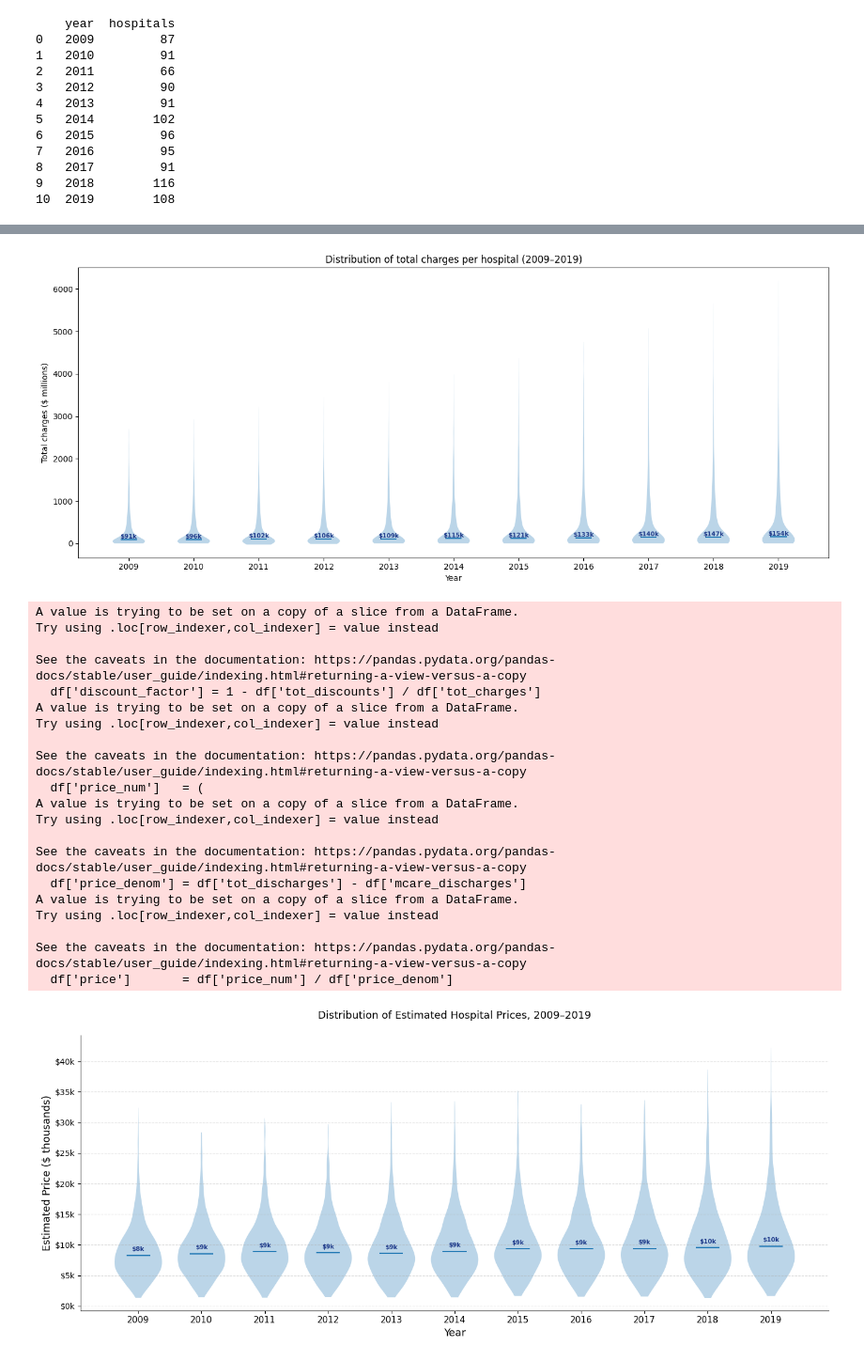
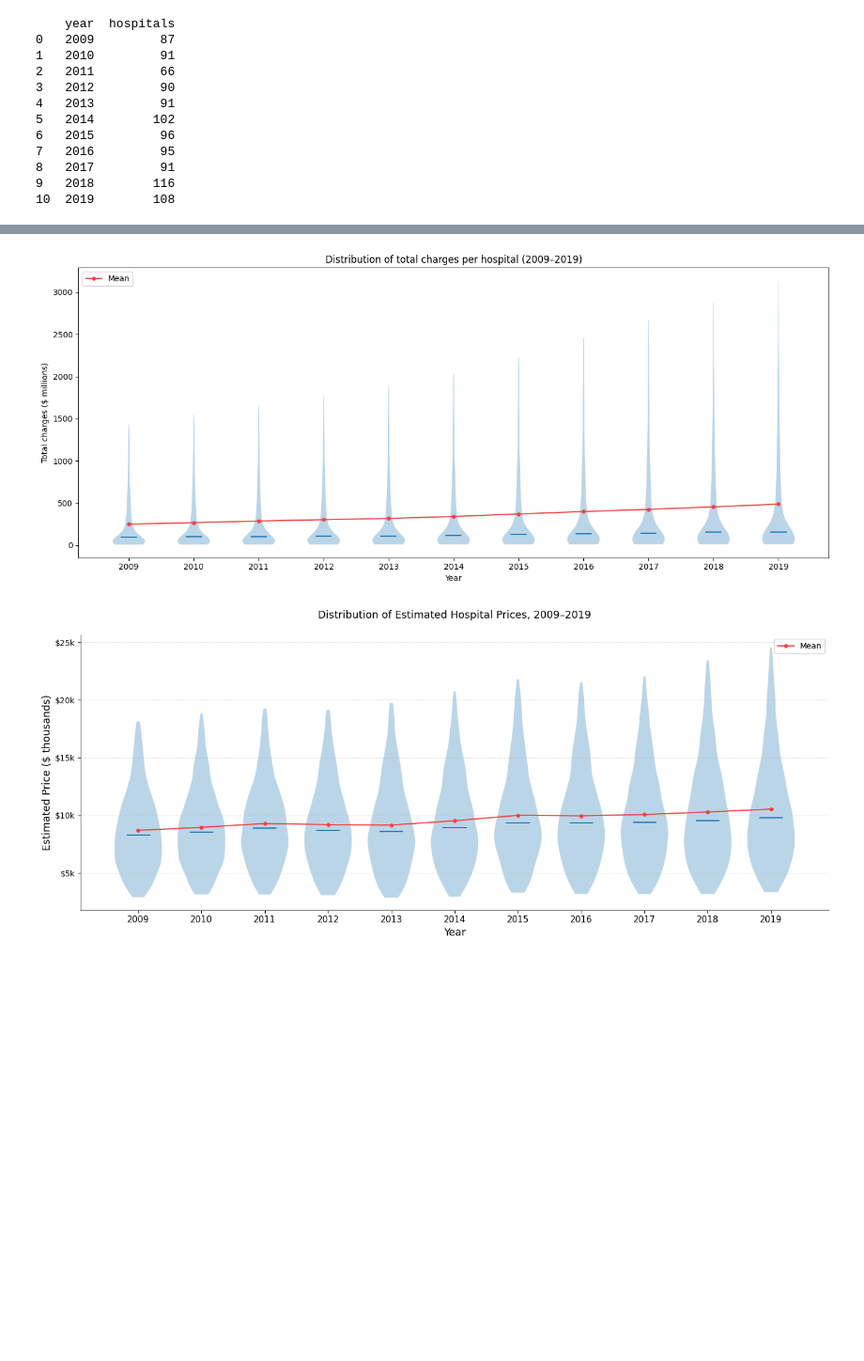
Before and after one commit to SebastianKou/HW4, a Jupyter notebook: HW4-answers.ipynb, the cells around one changed output, grey strips where cells are left out. Shown at 94% size. Cells and saved outputs as stored; diff of their text form; code cells hidden in the pictures; blank space fills up the shorter version.

```diff
--- a/HW4-answers.ipynb
+++ b/HW4-answers.ipynb
@@ -63,8 +77,9 @@ years = sorted(df['year'].unique())
 charges_data = []
 for yr in years:
     d = df[df['year']==yr]['tot_charges'].dropna()
-    cap = d.quantile(0.99)          # remove top 1% outliers each year
-    charges_data.append(d[d <= cap].values / 1e6)
+    lo  = d.quantile(0.05)          # remove bottom 5%
+    cap = d.quantile(0.95)          # remove top 5%
+    charges_data.append(d[(d >= lo) & (d <= cap)].values / 1e6)
 
 fig, ax = plt.subplots(figsize=(14, 6))
 parts = ax.violinplot(charges_data, positions=list(range(len(years))),
@@ -72,10 +87,13 @@ parts = ax.violinplot(charges_data, positions=list(range(len(years))),
 
 for i, arr in enumerate(charges_data):
     med = np.median(arr)
-    ax.text(i, med + 0.5, f'${med:,.0f}k', ha='center', va='bottom',
-            fontsize=7.5, color='#1e3a8a', fontweight='bold')
 
 
+means = [np.mean(arr) for arr in charges_data]
+ax.plot(range(len(years)), means, color='#ef4444', linewidth=1.5,
+        marker='o', markersize=4, label='Mean')
+
+ax.legend(fontsize=10)
 ax.set_xticks(range(len(years))); ax.set_xticklabels(years)
 ax.set_xlabel('Year')
 ax.set_ylabel('Total charges ($ millions)')
@@ -84,87 +102,72 @@ plt.tight_layout()
 plt.savefig('q1_charges_violin.png', dpi=150)
 plt.show()
 # %% [output]
-[figure, old version]
+[figure, new version]
 # %%
 #Question 4
 
 # Caculuate price
-df['discount_factor'] = 1 - df['tot_discounts'] / df['tot_charges']
+df4 = data[data['year'].between(2009, 2019)].copy()
 
-df['price_num']   = (
-    (df['ip_charges'] + df['icu_charges'] + df['ancillary_charges'])
-    * df['discount_factor']
-    - df['tot_mcare_payment']
+df4['discount_factor'] = 1 - df4['tot_discounts'] / df4['tot_charges']
+
+df4['price_num']   = (
+    (df4['ip_charges'] + df4['icu_charges'] + df4['ancillary_charges'])
+    * df4['discount_factor']
+    - df4['tot_mcare_payment']
 )
-df['price_denom'] = df['tot_discharges'] - df['mcare_discharges']
-df['price']       = df['price_num'] / df['price_denom']
+df4['price_denom'] = df4['tot_discharges'] - df4['mcare_discharges']
+df4['price']       = df4['price_num'] / df4['price_denom']
 
 
 # remove zero / negative prices
-df = df.dropna(subset=['price'])
-df = df[df['price'] > 0]
+df4 = df4.dropna(subset=['price'])
+df4 = df4[df4['price'] > 0]
 
 def remove_outliers(g):
-    lo, hi = g['price'].quantile([0.01, 0.99])
+    lo, hi = g['price'].quantile([0.05, 0.95])
     return g[(g['price'] >= lo) & (g['price'] <= hi)]
 
-df = df.groupby('year', group_keys=False).apply(remove_outliers)
+df4 = df4.groupby('year', group_keys=False).apply(remove_outliers)
 
-years       = sorted(df['year'].unique())
-price_data  = [df.loc[df['year'] == yr, 'price'].values / 1_000
+years       = sorted(df4['year'].unique())
+price_data  = [df4.loc[df4['year'] == yr, 'price'].values / 1_000
                for yr in years]
 
 fig, ax = plt.subplots(figsize=(14, 6))
 
 parts = ax.violinplot(
     price_data,
     positions=list(range(len(years))),
     showmedians=True,
     showextrema=False,
     widths=0.75,
 )
 # Overlay the median value as text
 for i, arr in enumerate(price_data):
     med = np.median(arr)
-    ax.text(i, med + 0.5, f'${med:,.0f}k', ha='center', va='bottom',
-            fontsize=7.5, color='#1e3a8a', fontweight='bold')
+
+    means = [np.mean(arr) for arr in price_data]
+ax.plot(range(len(years)), means, color='#ef4444', linewidth=1.5,
+        marker='o', markersize=4, label='Mean')
+ax.legend(fontsize=10)
 
 ax.set_xticks(range(len(years)))
 ax.set_xticklabels(years, fontsize=11)
 ax.set_xlabel('Year', fontsize=13)
 ax.set_ylabel('Estimated Price ($ thousands)', fontsize=13)
 ax.set_title('Distribution of Estimated Hospital Prices, 2009–2019\n',
              fontsize=13)
 
 ax.yaxis.set_major_formatter(mticker.FuncFormatter(lambda x, _: f'${x:,.0f}k'))
 ax.grid(axis='y', linestyle='--', alpha=0.4)
 sns_style = dict(top=False, right=False)
 ax.spines['top'].set_visible(False)
 ax.spines['right'].set_visible(False)
 
 plt.tight_layout()
 plt.savefig('price_violin_2009_2019.png', dpi=150, bbox_inches='tight')
 plt.show()
 # %% [output]
-A value is trying to be set on a copy of a slice from a DataFrame.
-Try using .loc[row_indexer,col_indexer] = value instead
-
-See the caveats in the documentation: https://pandas.pydata.org/pandas-docs/stable/user_guide/indexing.html#returning-a-view-versus-a-copy
-  df['discount_factor'] = 1 - df['tot_discounts'] / df['tot_charges']
-A value is trying to be set on a copy of a slice from a DataFrame.
-Try using .loc[row_indexer,col_indexer] = value instead
-
-See the caveats in the documentation: https://pandas.pydata.org/pandas-docs/stable/user_guide/indexing.html#returning-a-view-versus-a-copy
-  df['price_num']   = (
-A value is trying to be set on a copy of a slice from a DataFrame.
-Try using .loc[row_indexer,col_indexer] = value instead
-
-See the caveats in the documentation: https://pandas.pydata.org/pandas-docs/stable/user_guide/indexing.html#returning-a-view-versus-a-copy
-  df['price_denom'] = df['tot_discharges'] - df['mcare_discharges']
-A value is trying to be set on a copy of a slice from a DataFrame.
-Try using .loc[row_indexer,col_indexer] = value instead
-
-See the caveats in the documentation: https://pandas.pydata.org/pandas-docs/stable/user_guide/indexing.html#returning-a-view-versus-a-copy
-  df['price']       = df['price_num'] / df['price_denom']
-[figure, old version]
+[figure, new version]
 # %%
```
Also changed, not shown: parts of 8 cells of this notebook.
